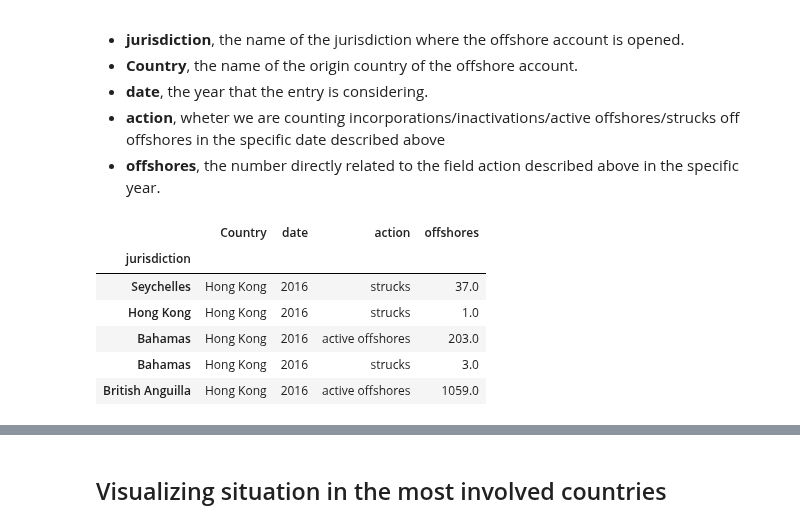
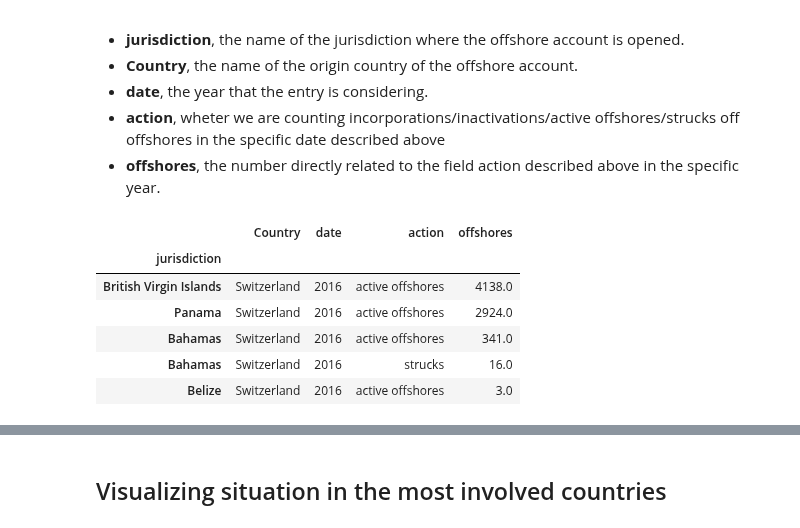
Before and after one commit to puccife/ADAHomeworks, a Jupyter notebook: project/project_analysis_milestone_2.ipynb, the cells around one changed output, grey strips where cells are left out. Drawn from its saved outputs; the diff is of its cells as text; code cells hidden in the pictures.

```diff
--- a/project/project_analysis_milestone_2.ipynb
+++ b/project/project_analysis_milestone_2.ipynb
@@ -603,12 +536,12 @@ The structure of the new dataframe is composed in this way:
 # %%
 countries_frame = preprocessing.process_countries(entities=entities, first_involved_countries=most_involved, analisys_on='jurisdiction', from_year=1980, to_year=2016)
 # %%
-countries_frame[0].sort_values('date', ascending=False).head()
+countries_frame[1].sort_values('date', ascending=False).head()
 # %% [output]
 |  | Country | date | action | offshores |
 | jurisdiction |  |  |  |  |
-| Seychelles | Hong Kong | 2016 | strucks | 37.0 |
-| Hong Kong | Hong Kong | 2016 | strucks | 1.0 |
-| Bahamas | Hong Kong | 2016 | active offshores | 203.0 |
-| Bahamas | Hong Kong | 2016 | strucks | 3.0 |
-| British Anguilla | Hong Kong | 2016 | active offshores | 1059.0 |
+| British Virgin Islands | Switzerland | 2016 | active offshores | 4138.0 |
+| Panama | Switzerland | 2016 | active offshores | 2924.0 |
+| Bahamas | Switzerland | 2016 | active offshores | 341.0 |
+| Bahamas | Switzerland | 2016 | strucks | 16.0 |
+| Belize | Switzerland | 2016 | active offshores | 3.0 |
```
Also changed, not shown: parts of 28 cells of this notebook, 2 other files.
